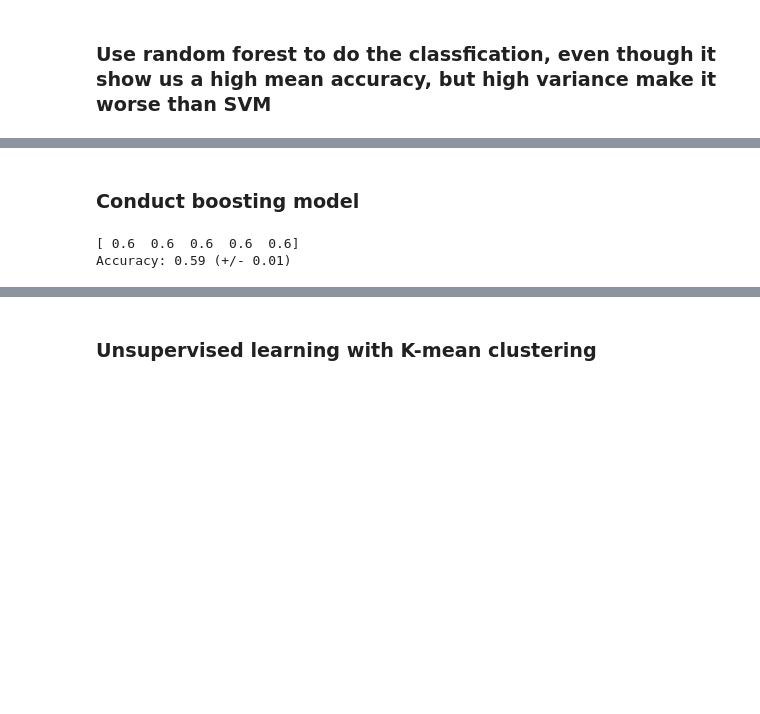
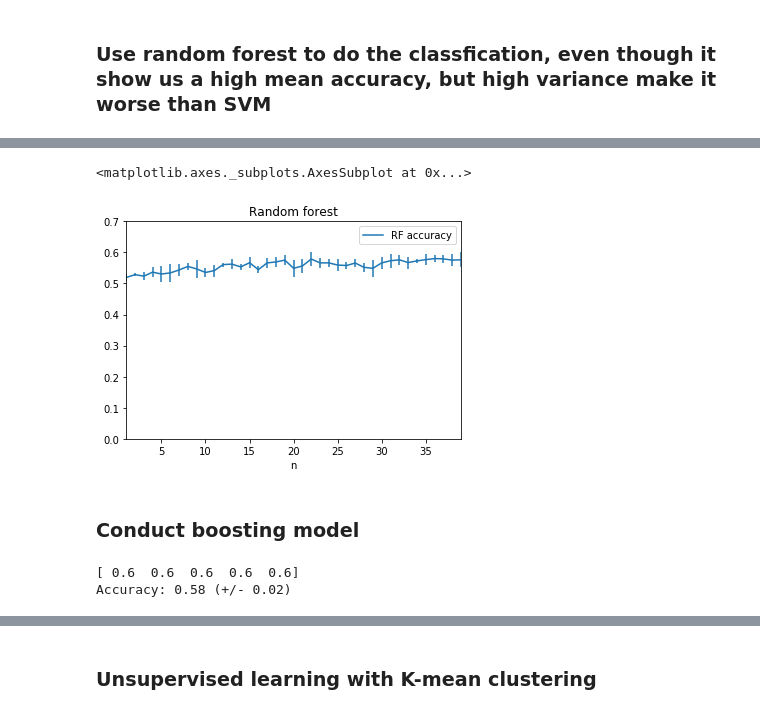
Before and after one commit to qingyuan1017/python_project, a Jupyter notebook: project.ipynb, the cells around one changed output, grey strips where cells are left out. Saved outputs shown, nothing was run; the diff lists cells and outputs as text; code cells hidden in the pictures; blank space fills up the shorter version.

```diff
--- a/project.ipynb
+++ b/project.ipynb
@@ -195,0 +314,10 @@ Accuracy: 0.55 (+/- 0.01)
+# %%
+result = []
+n_range = range(1,40,1)
+for n in n_range:
+    clf_rf = RandomForestClassifier(max_features="sqrt", n_estimators=n)
+    clf_rf_scores = cross_val_score(clf_rf, X_pca, Y, cv=5)
+    result.append((n,clf_rf_scores.mean(),clf_rf_scores.std()))
+
+df_rf_accuracy = pd.DataFrame(data=result,columns=['n','RF accuracy','RF error'])
+df_rf_accuracy
@@ -196,10 +342,17 @@ Accuracy: 0.55 (+/- 0.01)
+# %%
+df_rf_accuracy.plot(x='n',y='RF accuracy',ylim=[0,0.7],yerr='RF error',title='Random forest')
+# %% [output]
+<matplotlib.axes._subplots.AxesSubplot at 0x...>
+[figure, added]
 # %% [markdown]
 ### Conduct boosting model
 # %%
+reg = tree.DecisionTreeClassifier(max_depth=1)
+reg = reg.fit(X_pca,Y)
 reg_boosting = AdaBoostClassifier(base_estimator=reg, learning_rate =0.1)
 scores = cross_val_score(reg_boosting, X_pca, Y, cv=5)
 print(scores)
 print("Accuracy: %0.2f (+/- %0.2f)" % (scores.mean(), scores.std()))
 # %% [output]
 [ 0.6  0.6  0.6  0.6  0.6]
-Accuracy: 0.59 (+/- 0.01)
+Accuracy: 0.58 (+/- 0.02)
```
Also changed, not shown: parts of 31 cells of this notebook, 1 other file.
